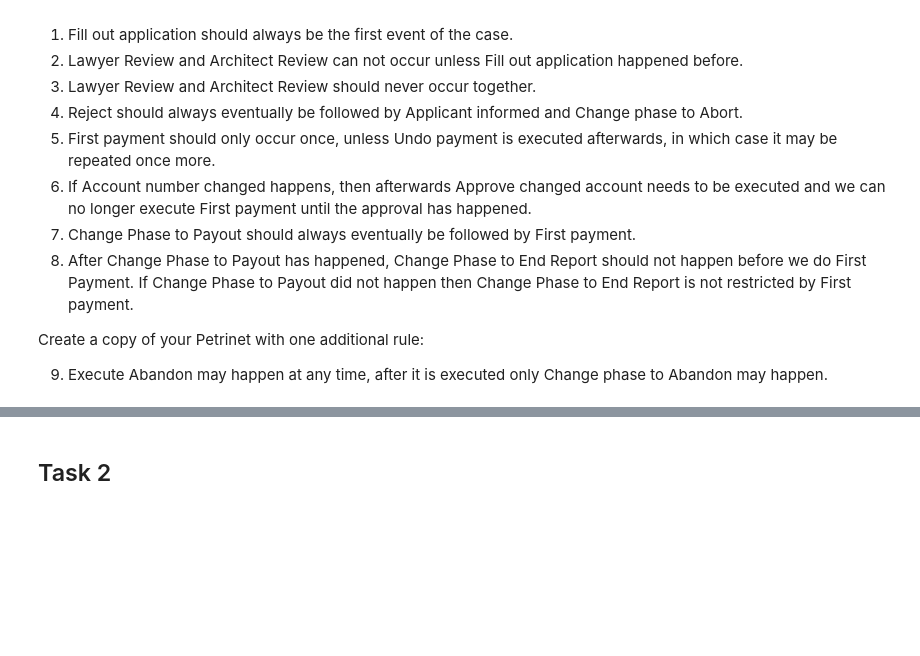
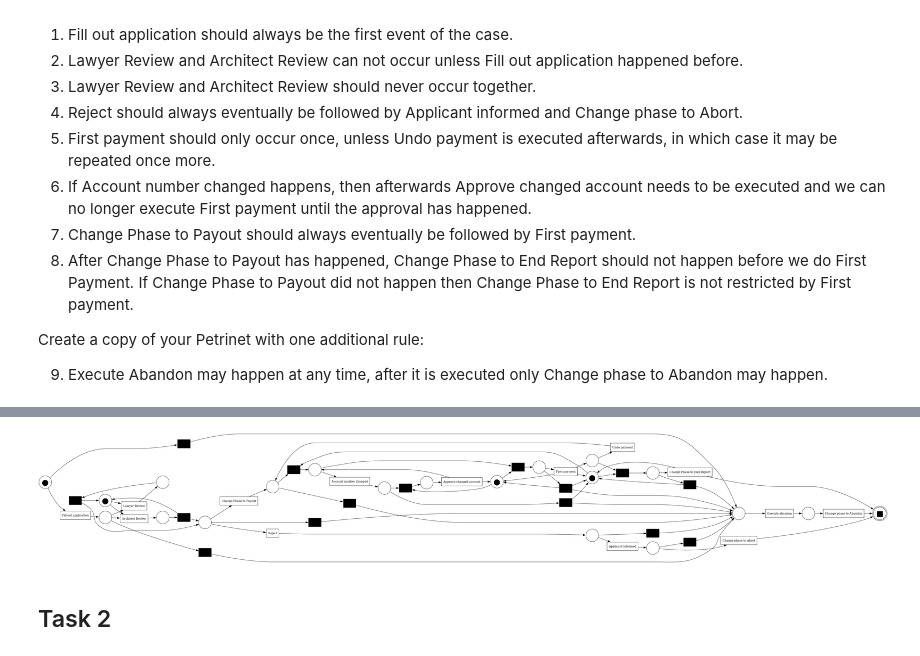
Before and after one commit to paul-cvp/pm4py-dcr, a Jupyter notebook: notebooks/rebs2024_assignment1.ipynb, the cells around one changed output, grey strips where cells are left out. Drawn from its saved outputs; the diff is of its cells as text; code cells hidden in the pictures; blank space fills up the shorter version.

```diff
--- a/notebooks/rebs2024_assignment1.ipynb
+++ b/notebooks/rebs2024_assignment1.ipynb
@@ -142,3 +298,8 @@ pn_visualizer.view(gviz)
+# %%
+pn_visualizer.view(gviz1)
+pn_visualizer.save(gviz1, '1b.png')
+# %% [output]
+[figure, added]
 # %% [markdown]
 ## Task 2
 # %% [markdown]
```
Also changed, not shown: parts of 7 cells of this notebook.
